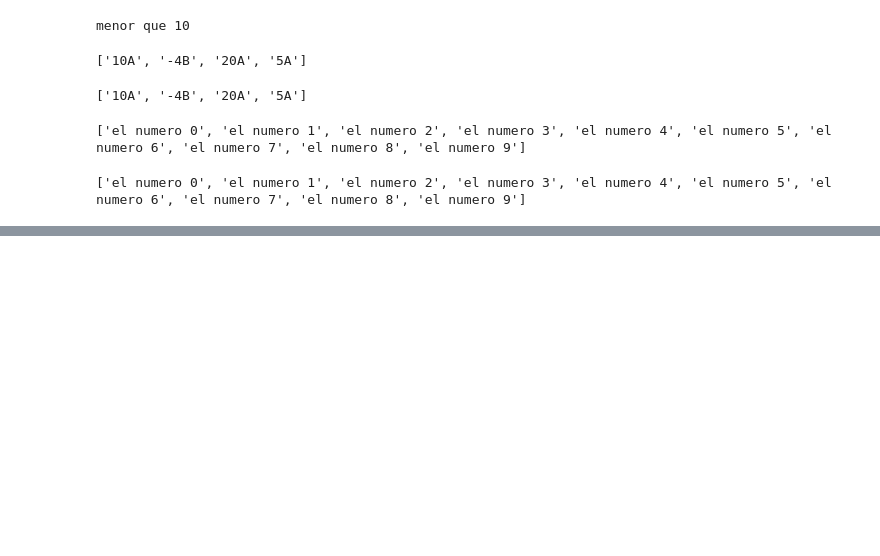
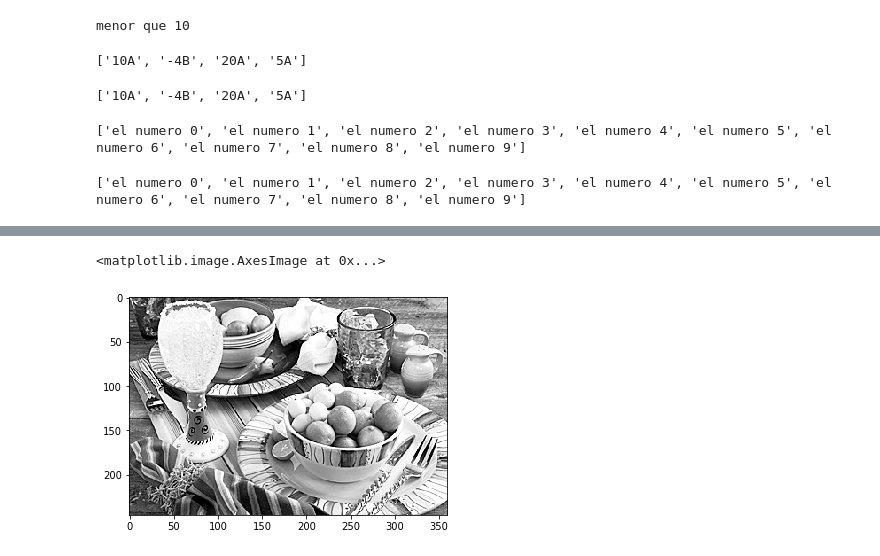
Before and after one commit to rramosp/20182.mldl, a Jupyter notebook: SESION 1.2 - Python.ipynb, the cells around one changed output, grey strips where cells are left out. Drawn from its saved outputs; the diff is of its cells as text; code cells hidden in the pictures; blank space fills up the shorter version.

```diff
--- a/SESION 1.2 - Python.ipynb
+++ b/SESION 1.2 - Python.ipynb
@@ -520,0 +577,5 @@ print r
+# %%
+plt.imshow(img[:,:,0], cmap = plt.cm.Greys_r)
+# %% [output]
+<matplotlib.image.AxesImage at 0x...>
+[figure, added]
```
Also changed, not shown: parts of 11 cells of this notebook, 2 other files.
